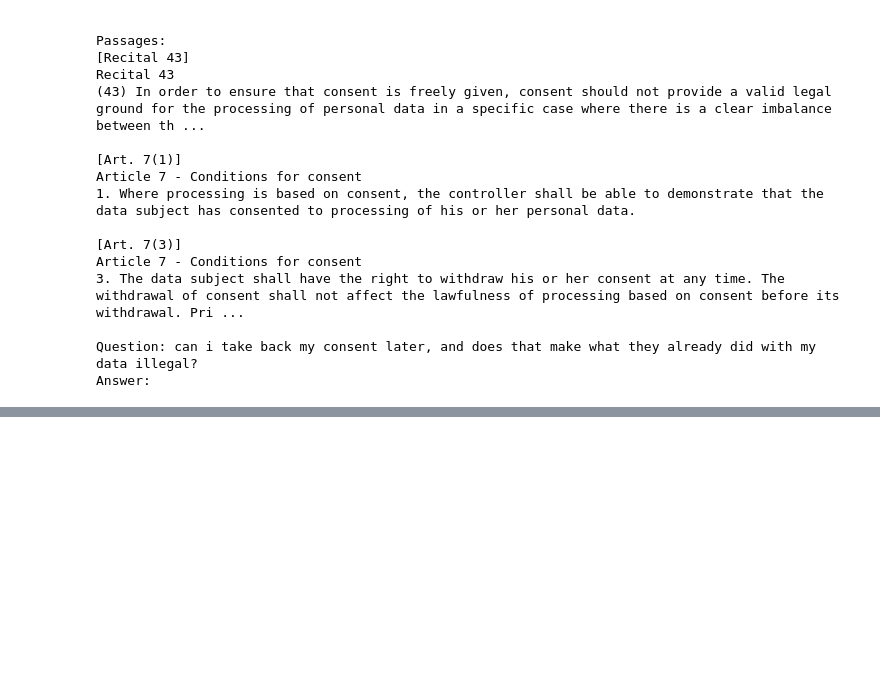
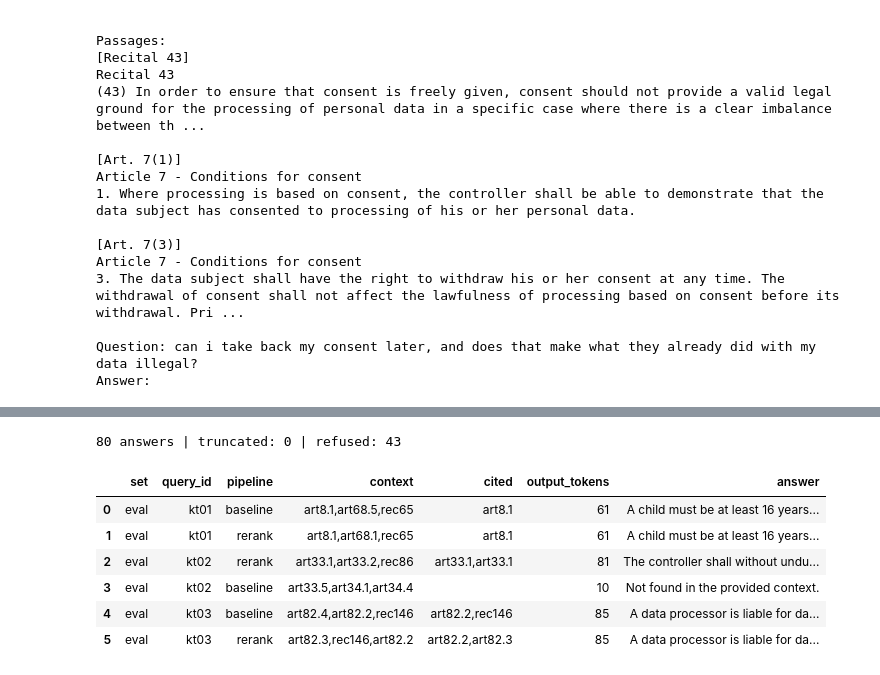
Before and after one commit to itikelabhaskar/gdpr-rag-rerank, a Jupyter notebook: rag_rerank.ipynb, the cells around one changed output, grey strips where cells are left out. Cells and saved outputs as stored; diff of their text form; code cells hidden in the pictures; blank space fills up the shorter version.

```diff
--- a/rag_rerank.ipynb
+++ b/rag_rerank.ipynb
@@ -934,0 +1144,40 @@ Yes, [Art. 7(3)] states: "The data subject shall have the right to withdraw his
+# %%
+REGENERATE_ANSWERS = False
+ANSWERS_FILE = RESULTS / "answers.csv"
+
+
+def answer_sha(text: str) -> str:
+    return hashlib.sha256(text.encode("utf-8")).hexdigest()[:12]
+
+
+all_queries = [("eval", query) for query in eval_queries] + [("stress", query) for query in stress_queries]
+if REGENERATE_ANSWERS or not ANSWERS_FILE.exists():
+    answer_rows = []
+    for number, (set_name, query) in enumerate(all_queries):
+        table = candidates[(candidates.set == set_name) & (candidates.query_id == query["id"])]
+        contexts = {"baseline": top_ids(table, "bi_rank"), "rerank": top_ids(table, "ce_rank")}
+        order = ("baseline", "rerank") if number % 2 == 0 else ("rerank", "baseline")
+        for pipeline in order:
+            prompt = build_prompt(query["query"], contexts[pipeline])
+            result = generate(prompt)
+            answer_rows.append({"set": set_name, "query_id": query["id"], "pipeline": pipeline, "called_first": pipeline == order[0],
+                                "context": ",".join(contexts[pipeline]), "same_context": set(contexts["baseline"]) == set(contexts["rerank"]),
+                                **{key: value for key, value in result.items() if key != "cited"}, "cited": ",".join(result["cited"]),
+                                "answer_sha": answer_sha(result["answer"]), "prompt": prompt})
+        print(f"{number + 1}/{len(all_queries)} {query['id']}", end=" | ")
+    pd.DataFrame(answer_rows).to_csv(ANSWERS_FILE, index=False, lineterminator="\n")
+
+answers = pd.read_csv(ANSWERS_FILE, keep_default_na=False)
+assert len(answers) == 2 * len(all_queries)
+print(f"\n{len(answers)} answers | truncated: {int((answers.truncated.astype(str) == 'True').sum())} | "
+      f"refused: {int(answers.answer.str.contains('Not found in the provided context').sum())}")
+answers[["set", "query_id", "pipeline", "context", "cited", "output_tokens", "answer"]].head(6)
+# %% [output]
+80 answers | truncated: 0 | refused: 43
+|  | set | query_id | pipeline | context | cited | output_tokens | answer |
+| 0 | eval | kt01 | baseline | art8.1,art68.5,rec65 | art8.1 | 61 | A child must be at least 16 years... |
+| 1 | eval | kt01 | rerank | art8.1,art68.1,rec65 | art8.1 | 61 | A child must be at least 16 years... |
+| 2 | eval | kt02 | rerank | art33.1,art33.2,rec86 | art33.1,art33.1 | 81 | The controller shall without undu... |
+| 3 | eval | kt02 | baseline | art33.5,art34.1,art34.4 |  | 10 | Not found in the provided context. |
+| 4 | eval | kt03 | baseline | art82.4,art82.2,rec146 | art82.2,rec146 | 85 | A data processor is liable for da... |
+| 5 | eval | kt03 | rerank | art82.3,rec146,art82.2 | art82.2,art82.3 | 85 | A data processor is liable for da... |
```
Also changed, not shown: parts of 12 cells of this notebook, 7 other files.
